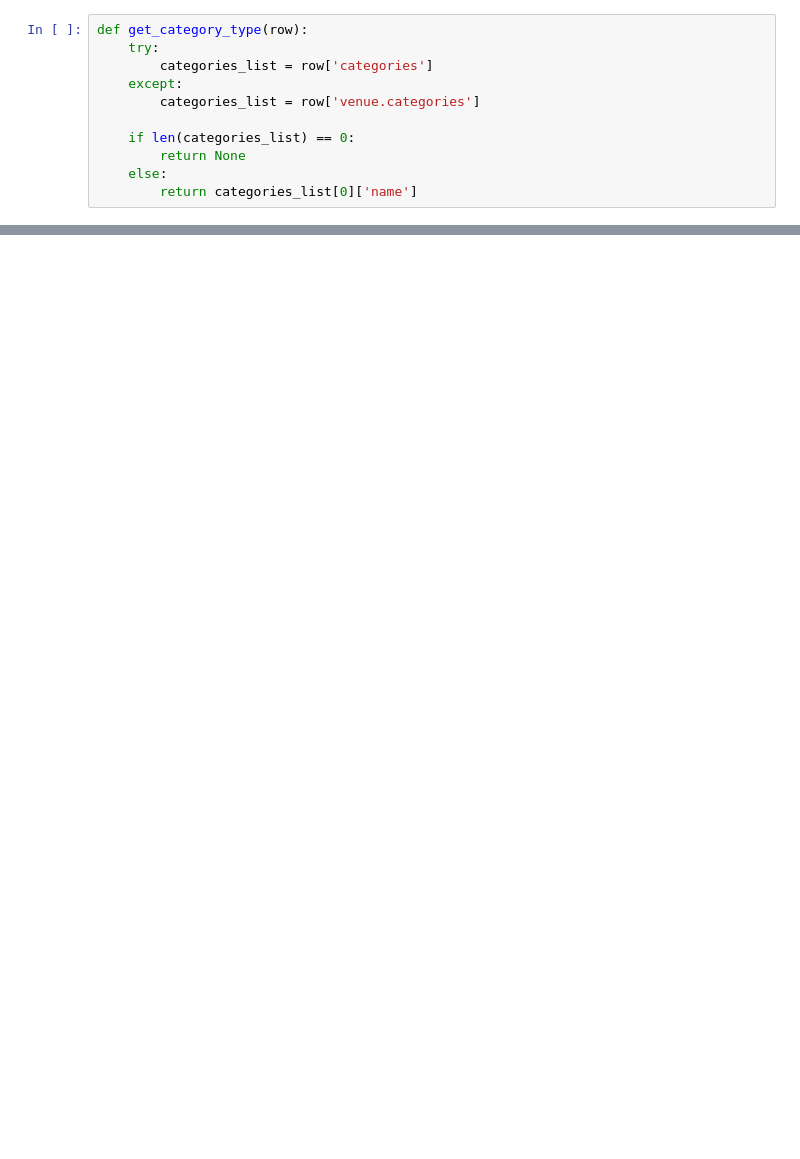
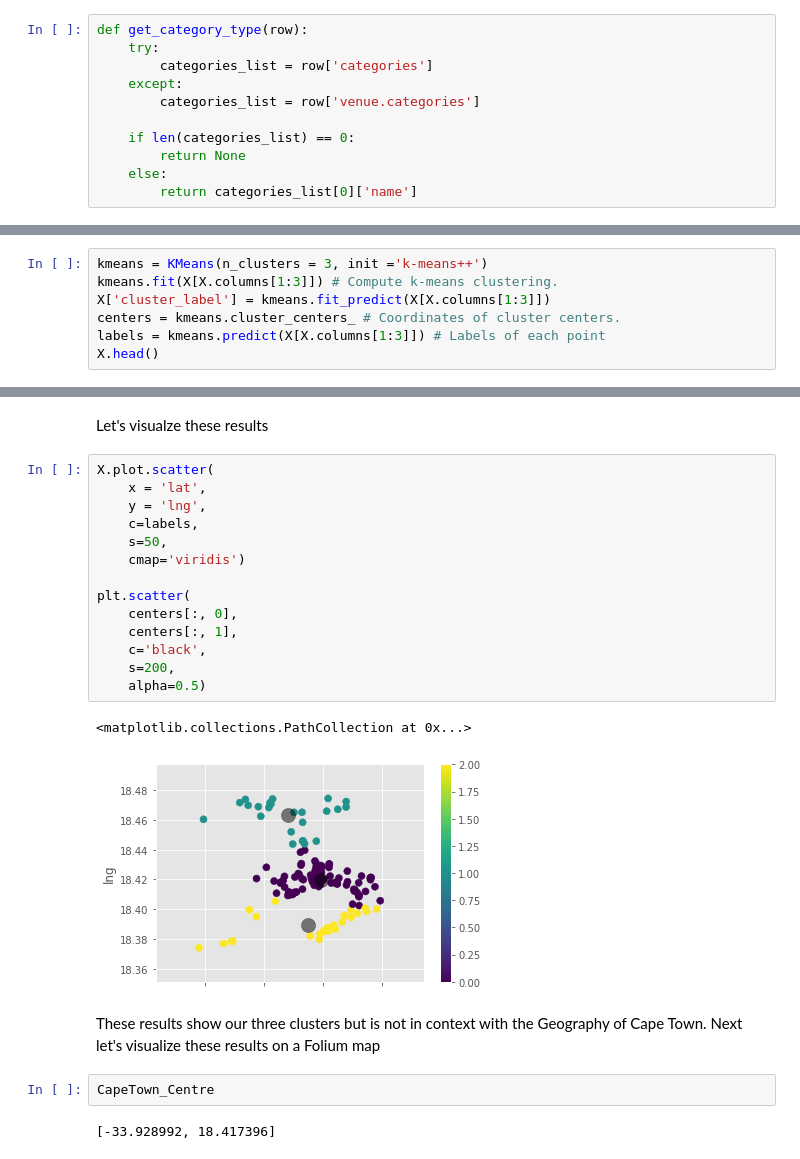
Before and after one commit to Amzy22/Coursera_Capstone, a Jupyter notebook: Final Capstone Project_test.ipynb, the cells around one changed output, grey strips where cells are left out. Saved outputs shown, nothing was run; the diff lists cells and outputs as text; blank space fills up the shorter version.

```diff
--- a/Final Capstone Project_test.ipynb
+++ b/Final Capstone Project_test.ipynb
@@ -421,0 +729,7 @@ if not loaded:
+# %%
+kmeans = KMeans(n_clusters = 3, init ='k-means++')
+kmeans.fit(X[X.columns[1:3]]) # Compute k-means clustering.
+X['cluster_label'] = kmeans.fit_predict(X[X.columns[1:3]])
+centers = kmeans.cluster_centers_ # Coordinates of cluster centers.
+labels = kmeans.predict(X[X.columns[1:3]]) # Labels of each point
+X.head()
@@ -421,0 +743,25 @@ if not loaded:
+# %% [markdown]
+Let's visualze these results
+# %%
+X.plot.scatter(
+    x = 'lat',
+    y = 'lng',
+    c=labels,
+    s=50,
+    cmap='viridis')
+
+plt.scatter(
+    centers[:, 0],
+    centers[:, 1],
+    c='black',
+    s=200,
+    alpha=0.5)
+# %% [output]
+<matplotlib.collections.PathCollection at 0x...>
+[figure, added]
+# %% [markdown]
+These results show our three clusters but is not in context with the Geography of Cape Town. Next let's visualize these results on a Folium map
+# %%
+CapeTown_Centre
+# %% [output]
+[-33.928992, 18.417396]
```
Also changed, not shown: parts of 94 cells of this notebook.
